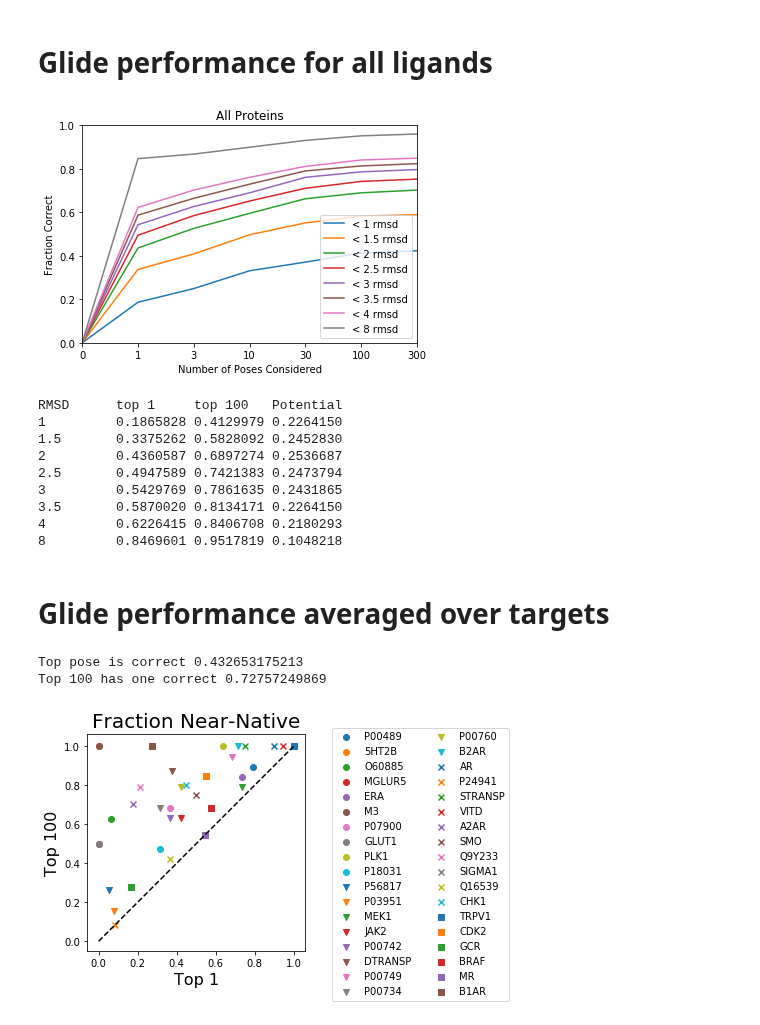
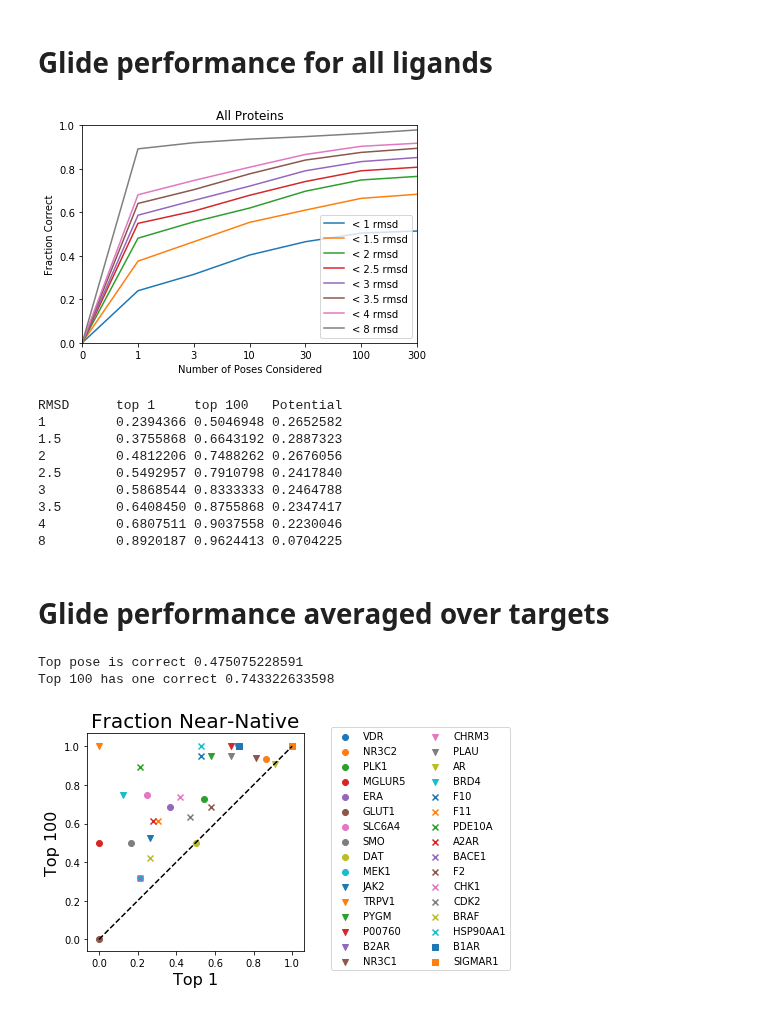
Before and after one commit to orangese/combind_multistruct_benchmarking, a Jupyter notebook: notebooks/glide_performance/glide_performance_ES4.ipynb, the cells around one changed output. Drawn from its saved outputs; the diff is of its cells as text; code cells hidden in the pictures.

```diff
--- a/notebooks/glide_performance/glide_performance_ES4.ipynb
+++ b/notebooks/glide_performance/glide_performance_ES4.ipynb
@@ -20,11 +20,14 @@ datasets = [d for d in sorted(os.listdir(shared_paths['data']))
 data = {}
 for i, d in enumerate(datasets):
     print(i, d)
-    protein = Protein(d)
+    protein = Protein(d, struct = 'Last')
     lm = protein.lm
     ligands = lm.docked(lm.pdb)[:20]
-    protein.load_docking(ligands, False, False, False)
-    lm.mcss.load_mcss()
+    print ligands
+    try:
+        protein.load_docking(ligands, False, False, False)
+    except:
+        continue
     crystal_lig = "{}_lig".format(lm.st)
     for ligand in ligands:
         if ligand == crystal_lig: continue
@@ -139,16 +142,16 @@ rmsds = [np.array(rmsds)
          for ligand, rmsds in ligands.items()]
 performance(rmsds)
 # %% [output]
-[figure, old version]
+[figure, new version]
 RMSD      top 1     top 100   Potential
-1         0.1865828 0.4129979 0.2264150
-1.5       0.3375262 0.5828092 0.2452830
-2         0.4360587 0.6897274 0.2536687
-2.5       0.4947589 0.7421383 0.2473794
-3         0.5429769 0.7861635 0.2431865
-3.5       0.5870020 0.8134171 0.2264150
-4         0.6226415 0.8406708 0.2180293
-8         0.8469601 0.9517819 0.1048218
+1         0.2394366 0.5046948 0.2652582
+1.5       0.3755868 0.6643192 0.2887323
+2         0.4812206 0.7488262 0.2676056
+2.5       0.5492957 0.7910798 0.2417840
+3         0.5868544 0.8333333 0.2464788
+3.5       0.6408450 0.8755868 0.2347417
+4         0.6807511 0.9037558 0.2230046
+8         0.8920187 0.9624413 0.0704225
 # %% [markdown]
 # Glide performance averaged over targets
 # %%
@@ -170,14 +173,15 @@ def target_performance(top1, top100, labels):
 # %%
 # GScore
 top1, top100, labels = [], [], []
 for prot, ligands in data.items():
+    if prot == '5HT2B': continue
     rmsds = [np.array(rmsds)
              for ligand, rmsds in ligands.items()]
-    top1 += [percentage_native(rmsds, 1, 2.0)]
+    top1   += [percentage_native(rmsds, 1, 2.0)]
     top100 += [percentage_native(rmsds, 100, 2.0)]
     labels += [prot]
 target_performance(top1, top100, labels)
 # %% [output]
-Top pose is correct 0.432653175213
-Top 100 has one correct 0.72757249869
+Top pose is correct 0.475075228591
+Top 100 has one correct 0.743322633598
-[figure, old version]
+[figure, new version]
```
Also changed, not shown: parts of 5 cells of this notebook, 2 other files.
